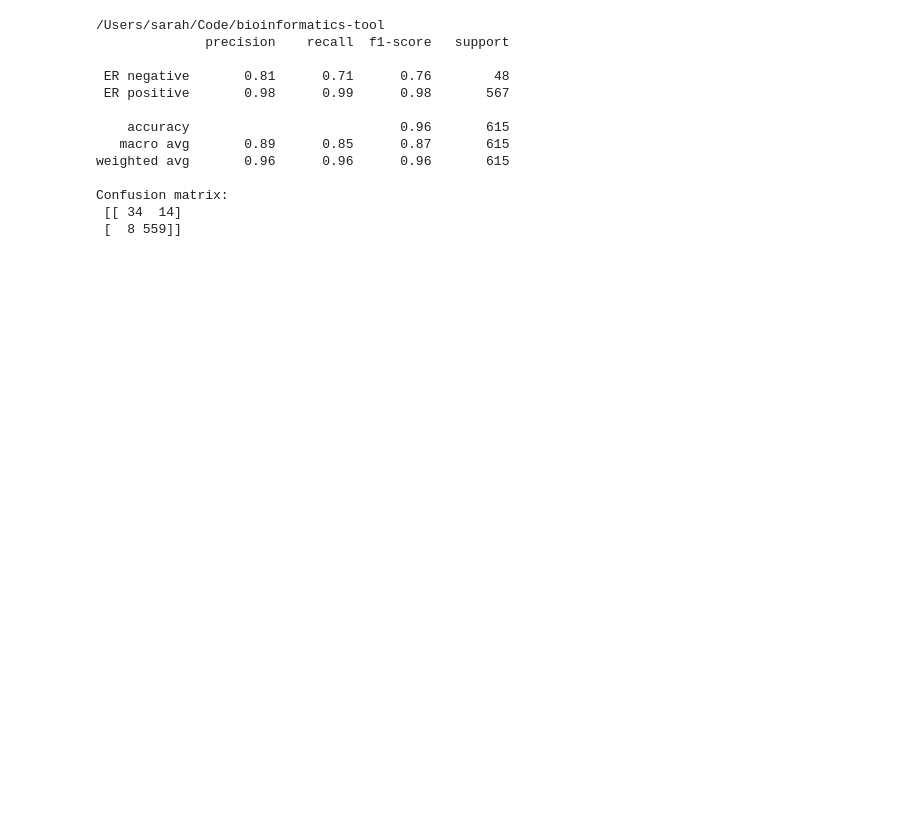
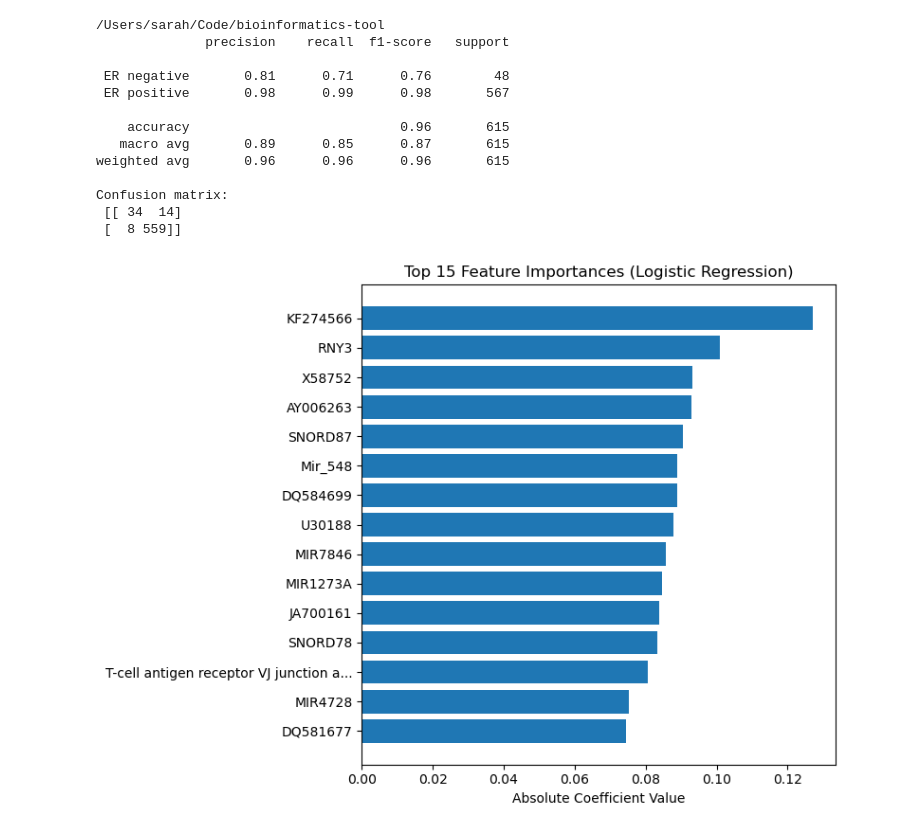
Before and after one commit to starshrimp/bioinformatics-tool, a Jupyter notebook: analysis/supervised ml/er_status.ipynb, the cells around one changed output. Drawn from its saved outputs; the diff is of its cells as text; code cells hidden in the pictures; blank space fills up the shorter version.

```diff
--- a/analysis/supervised ml/er_status.ipynb
+++ b/analysis/supervised ml/er_status.ipynb
@@ -67,3 +67,22 @@ weighted avg       0.96      0.96      0.96       615
 Confusion matrix:
  [[ 34  14]
  [  8 559]]
+# %%
+import matplotlib.pyplot as plt
+
+feature_importance = np.abs(clf.coef_[0])
+features = X.columns
+
+# Get top 15 features
+top_idx = np.argsort(feature_importance)[-15:]
+top_features = features[top_idx]
+top_importance = feature_importance[top_idx]
+
+plt.figure(figsize=(8,6))
+plt.barh(top_features, top_importance)
+plt.xlabel("Absolute Coefficient Value")
+plt.title("Top 15 Feature Importances (Logistic Regression)")
+plt.tight_layout()
+plt.show()
+# %% [output]
+[figure, added]
```
Also changed, not shown: parts of 1 cell of this notebook, 2 other files.
